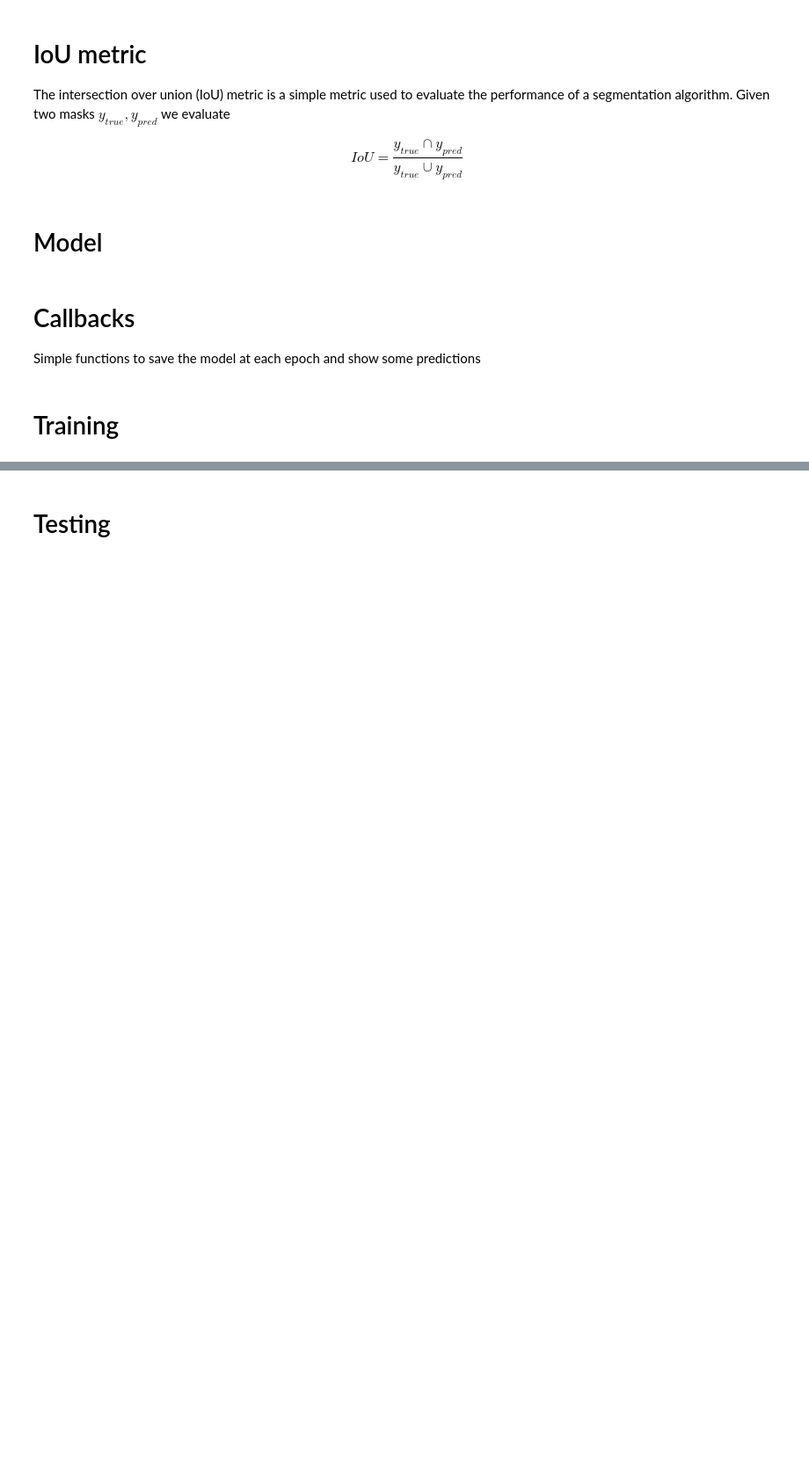
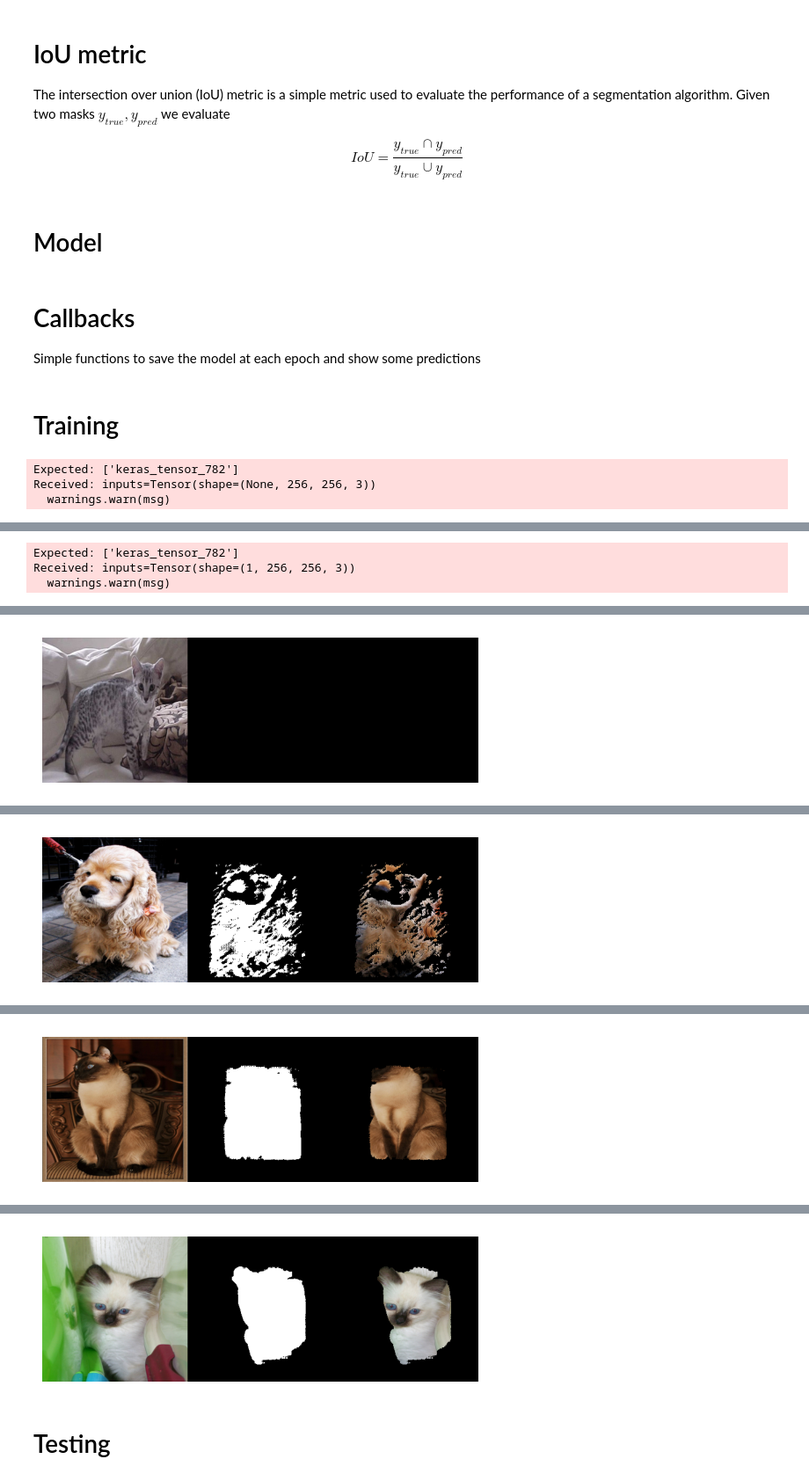
Before and after one commit to nmacnell/colab_demos, a Jupyter notebook: examples/unet.ipynb, the cells around one changed output, grey strips where cells are left out. Shown at 88% size. Saved outputs shown, nothing was run; the diff lists cells and outputs as text; code cells hidden in the pictures; blank space fills up the shorter version.

Commit message:
:bug: updated tensorflow references

```diff
--- a/examples/unet.ipynb
+++ b/examples/unet.ipynb
@@ -130,11 +151,11 @@ The intersection over union (IoU) metric is a simple metric used to evaluate the
 $$IoU = \frac{y_{true} \cap y_{pred}}{y_{true} \cup y_{pred}}$$
 # %%
 def mean_iou(y_true, y_pred):
-    yt0 = y_true[:,:,:,0]
-    yp0 = K.cast(y_pred[:,:,:,0] > 0.5, 'float32')
-    inter = tf.count_nonzero(tf.logical_and(tf.equal(yt0, 1), tf.equal(yp0, 1)))
-    union = tf.count_nonzero(tf.add(yt0, yp0))
-    iou = tf.where(tf.equal(union, 0), 1., tf.cast(inter/union, 'float32'))
+    yt0 = tensorflow.cast(y_true[:,:,:,0],tensorflow.uint8) # test
+    yp0 = tensorflow.cast(y_pred[:,:,:,0] > 0.5, tensorflow.uint8)
+    inter = tensorflow.math.count_nonzero(tensorflow.logical_and(tensorflow.equal(yt0, 1), tensorflow.equal(yp0, 1)))
+    union = tensorflow.math.count_nonzero(tensorflow.add(yt0, yp0))
+    iou = tensorflow.where(tensorflow.equal(union, 0), 1., tensorflow.cast(inter/union, 'float32'))
     return iou
 # %% [markdown]
 # Model
@@ -192,7 +213,7 @@ model = unet()
 Simple functions to save the model at each epoch and show some predictions
 # %%
 def build_callbacks():
-        checkpointer = ModelCheckpoint(filepath='unet.h5', verbose=0, save_best_only=True, save_weights_only=True)
+        checkpointer = ModelCheckpoint(filepath='unet.weights.h5', verbose=0, save_best_only=True, save_weights_only=True)
         callbacks = [checkpointer, PlotLearning()]
         return callbacks
 
@@ -243,6 +264,10 @@ class PlotLearning(keras.callbacks.Callback):
 # %%
 train_steps = len(train_files) //batch_size
 test_steps = len(test_files) //batch_size
-model.fit_generator(train_generator,
-                    epochs = 30, steps_per_epoch = train_steps,validation_data = test_generator, validation_steps = test_steps,
+model.fit(train_generator,
+                    epochs = 10, steps_per_epoch = train_steps,validation_data = test_generator, validation_steps = test_steps,
                     callbacks = build_callbacks(), verbose = 0)
+# %% [output]
+Expected: ['keras_tensor_782']
+Received: inputs=Tensor(shape=(None, 256, 256, 3))
+  warnings.warn(msg)
@@ -248,0 +275,3 @@ model.fit_generator(train_generator,
+Expected: ['keras_tensor_782']
+Received: inputs=Tensor(shape=(1, 256, 256, 3))
+  warnings.warn(msg)
@@ -248,0 +279 @@ model.fit_generator(train_generator,
+[figure, added]
@@ -248,0 +282 @@ model.fit_generator(train_generator,
+[figure, added]
@@ -248,0 +285 @@ model.fit_generator(train_generator,
+[figure, added]
@@ -249,3 +288,4 @@ model.fit_generator(train_generator,
+[figure, added]
 # %% [markdown]
 # Testing
 # %%
```
Also changed, not shown: parts of 7 cells of this notebook.
